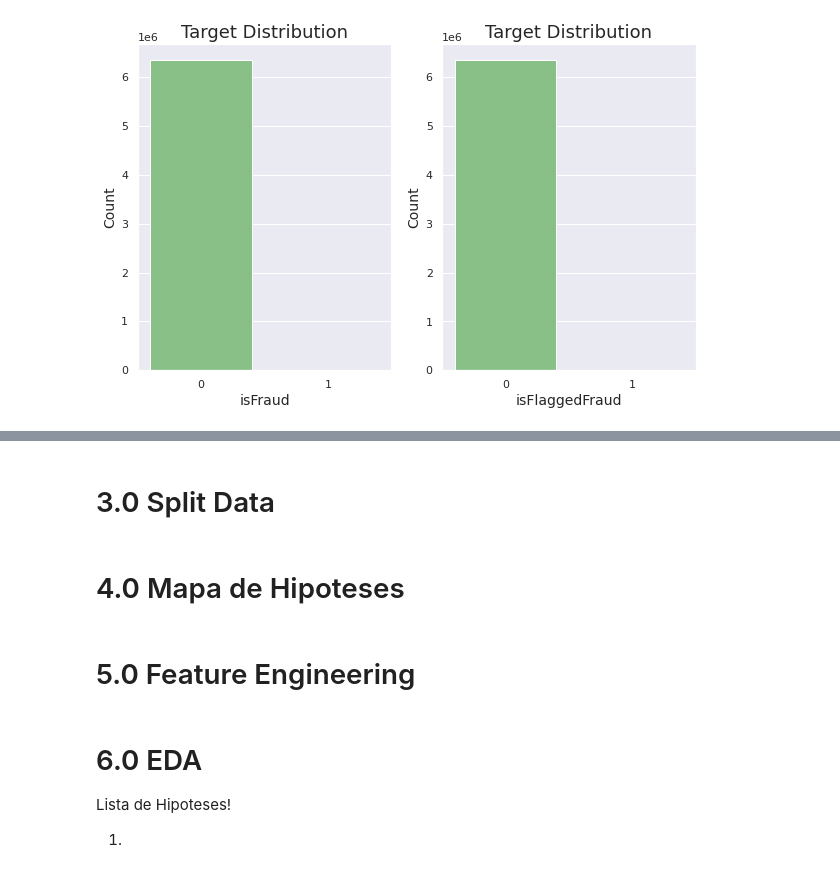
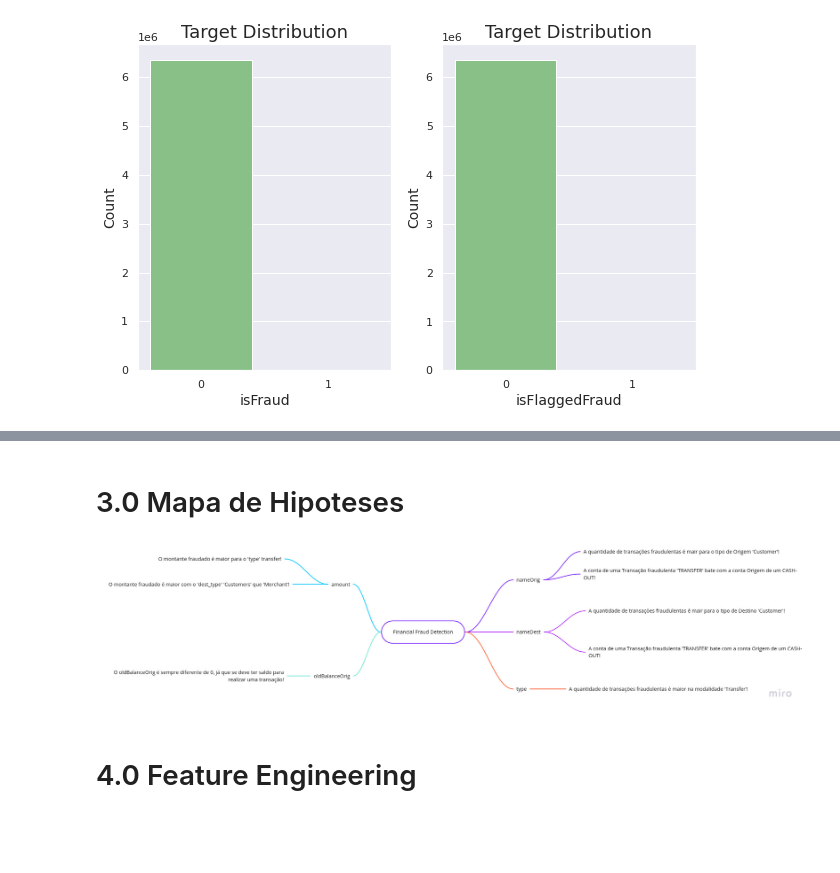
Before and after one commit to bruno154/project-6-blocker-fraud-company, a Jupyter notebook: notebooks/pa002_blocker_fraud.ipynb, the cells around one changed output, grey strips where cells are left out. Cells and saved outputs as stored; diff of their text form; code cells hidden in the pictures; blank space fills up the shorter version.

```diff
--- a/notebooks/pa002_blocker_fraud.ipynb
+++ b/notebooks/pa002_blocker_fraud.ipynb
@@ -172,12 +238,8 @@ train_temp1 = train.copy()
 # %% [markdown]
-# 3.0 Split Data
+# 3.0 Mapa de Hipoteses
+# %%
+Image("../img/map_mental.jpg")
+# %% [output]
+[figure, added]
 # %% [markdown]
-# 4.0 Mapa de Hipoteses
+# 4.0 Feature Engineering
-# %% [markdown]
-# 5.0 Feature Engineering
-# %% [markdown]
-# 6.0 EDA
-
-Lista de Hipoteses!
-
-1.
```
Also changed, not shown: parts of 26 cells of this notebook, 2 other files.
